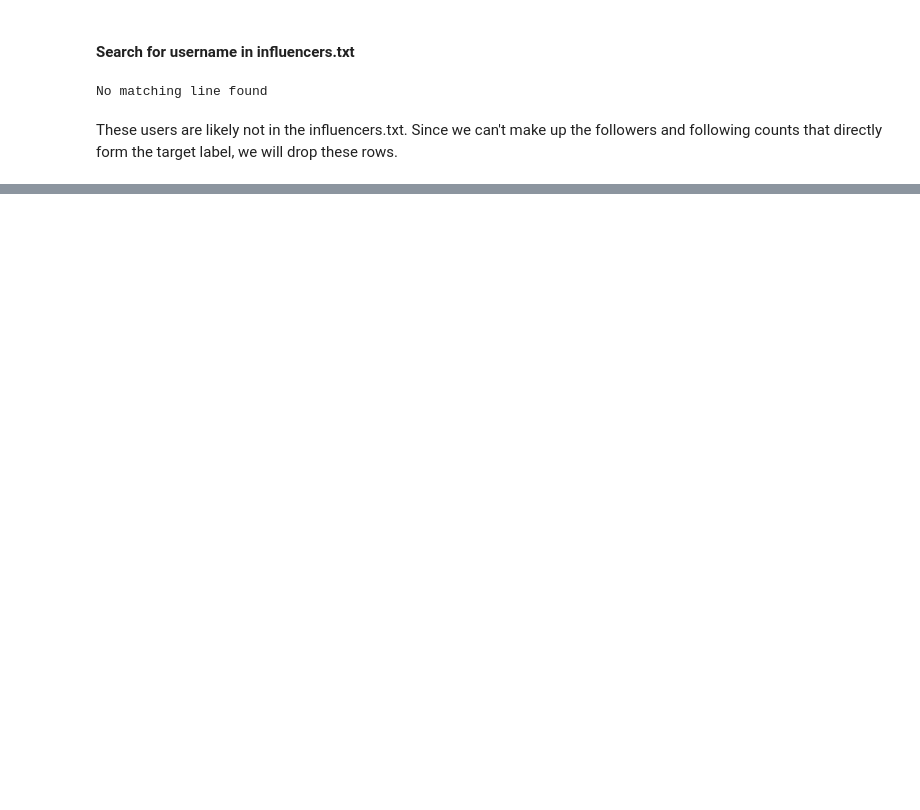
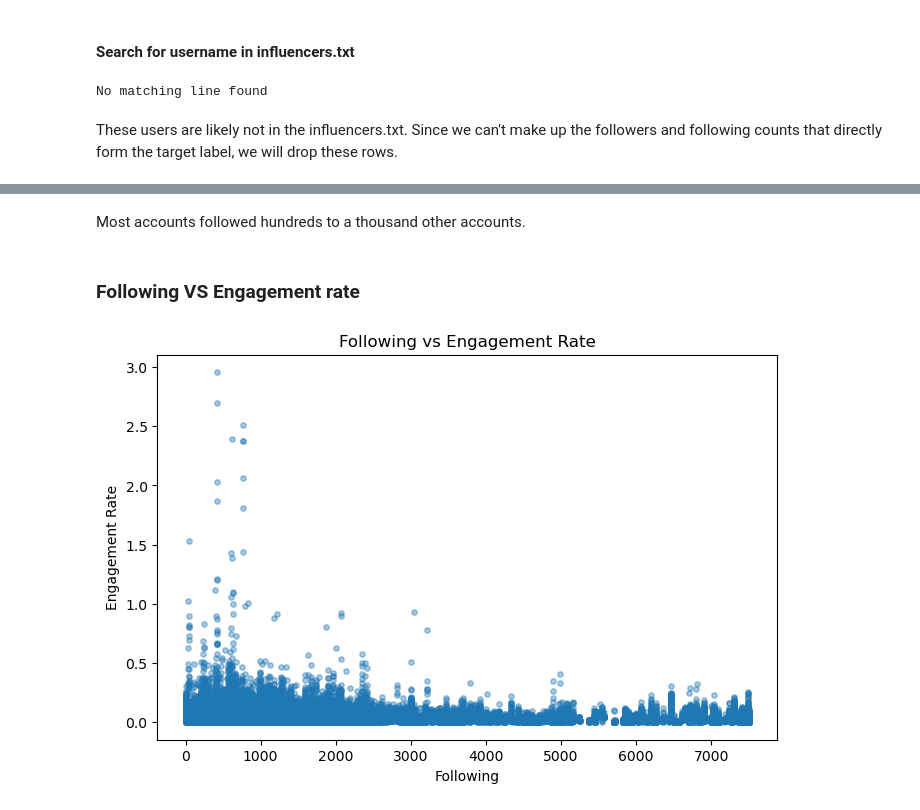
Before and after one commit to cheriechia/genAI-deepL-project, a Jupyter notebook: eda_preprocessing_large.ipynb, the cells around one changed output, grey strips where cells are left out. Drawn from its saved outputs; the diff is of its cells as text; code cells hidden in the pictures; blank space fills up the shorter version.

```diff
--- a/eda_preprocessing_large.ipynb
+++ b/eda_preprocessing_large.ipynb
@@ -584,0 +313,18 @@ memory usage: 11.5+ MB
+# %% [markdown]
+Most accounts followed hundreds to a thousand other accounts.
+# %% [markdown]
+### Following VS Engagement rate
+# %%
+plt.figure(figsize=(8, 5))
+plt.scatter(
+    df['following'],
+    df['engagement_rate'],
+    alpha=0.4,
+    s=15
+)
+plt.xlabel('Following')
+plt.ylabel('Engagement Rate')
+plt.title('Following vs Engagement Rate')
+plt.show()
+# %% [output]
+[figure, added]
```
Also changed, not shown: parts of 168 cells of this notebook, 7 other files.
